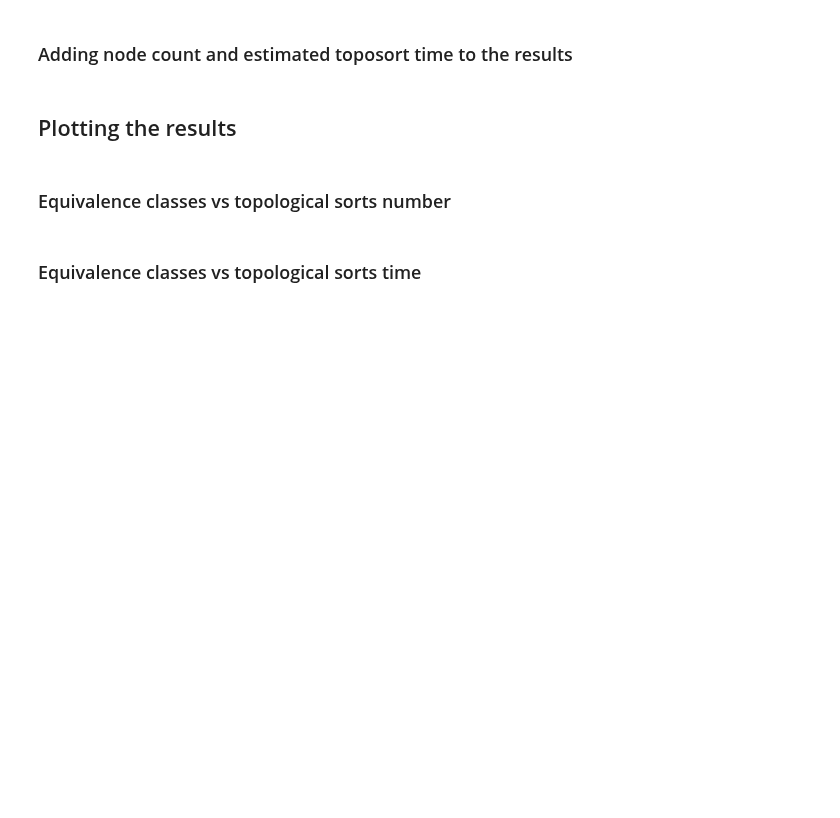
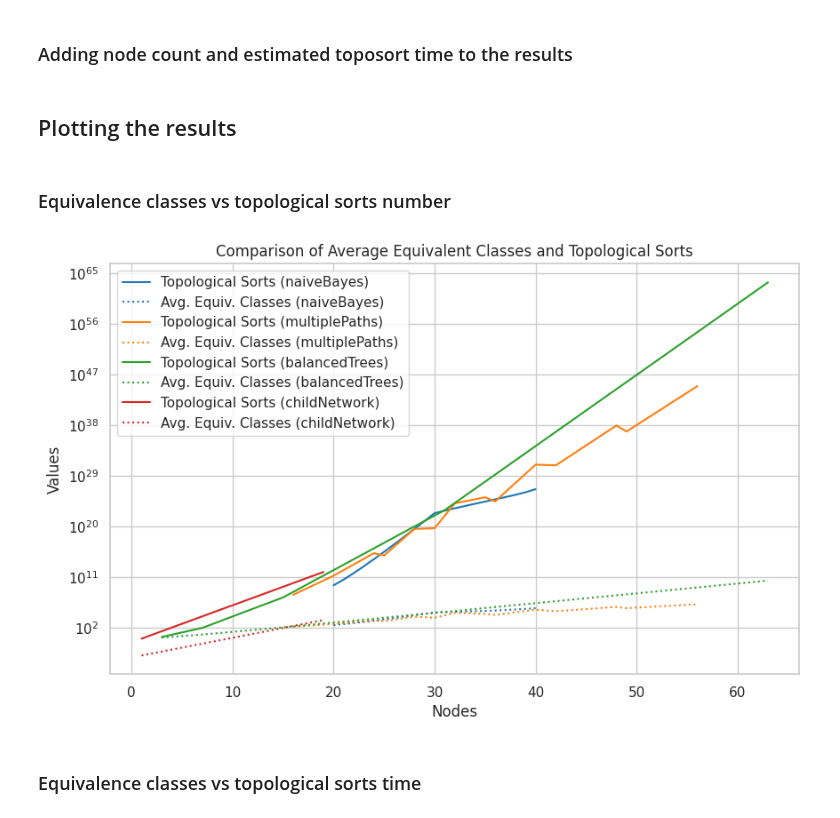
Before and after one commit to EchuCompa/pasantia-BICC, a Jupyter notebook: classSizesExperiments.ipynb, the cells around one changed output. Saved outputs shown, nothing was run; the diff lists cells and outputs as text; code cells hidden in the pictures; blank space fills up the shorter version.

```diff
--- a/classSizesExperiments.ipynb
+++ b/classSizesExperiments.ipynb
@@ -201,24 +201,26 @@ for column in ['allTopoSortsNumber', 'biggestEquivClasses', 'smallestEquivClasse
 # %%
 sns.set_theme(style="whitegrid")
 
 plt.figure(figsize=(10, 6))
-palette = sns.color_palette("tab10", n_colors=len(filteredDataframes))
+palette = sns.color_palette("tab10", n_colors=len(dataFramesToPlot))
 
 # Plot each dataframe separately
-for i, df in enumerate(filteredDataframes):
+for i, df in enumerate(dataFramesToPlot):
     sns.lineplot(data=df, x="Nodes number", y="allTopoSortsNumber", label=f"Topological Sorts ({df.name})", color=palette[i], errorbar=None)
     sns.lineplot(data=df, x="Nodes number", y="averageEquivClasses", label=f"Avg. Equiv. Classes ({df.name})", linestyle="dotted", color=palette[i], errorbar=None)
 
 plt.yscale("log")
 
 # Labels and title
 plt.xlabel("Nodes")
 plt.ylabel("Values")
 plt.title("Comparison of Average Equivalent Classes and Topological Sorts")
 
 # Show the plot
 plt.legend()
 plt.savefig(plotsResultsFolder + 'equivalentClassesVsToposorts.png')
+# %% [output]
+[figure, added]
 # %% [markdown]
 ### Equivalence classes vs topological sorts time
 # %%
```
Also changed, not shown: parts of 2 cells of this notebook, 3 other files.
